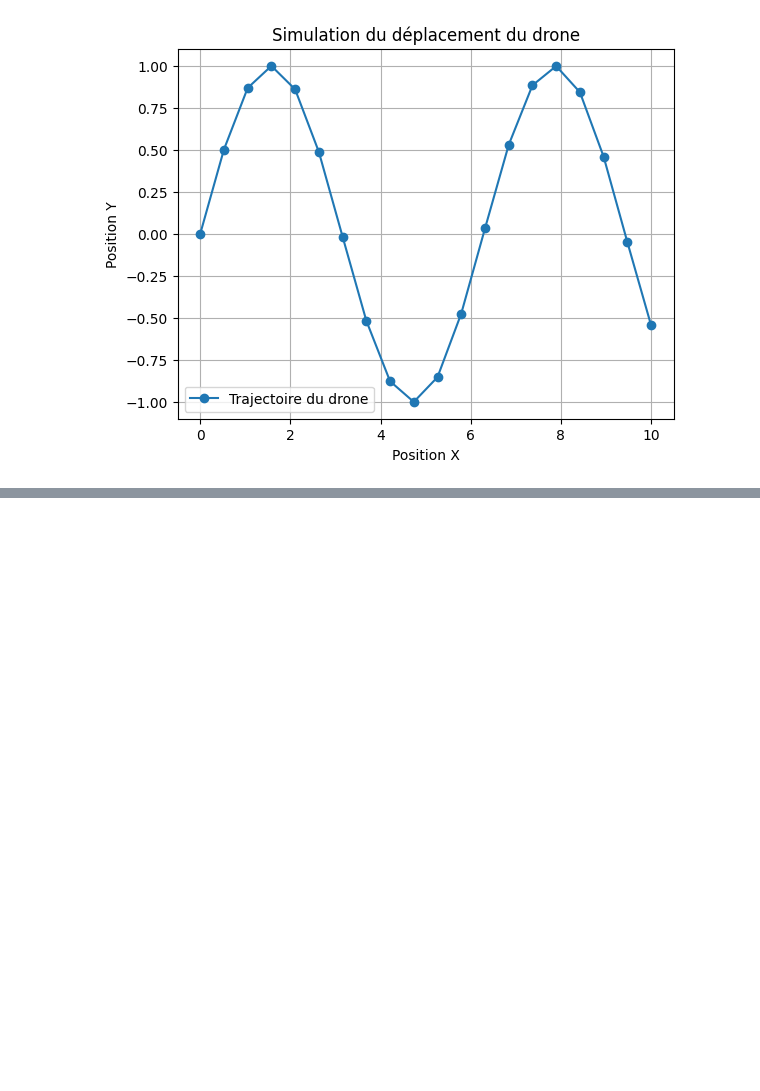
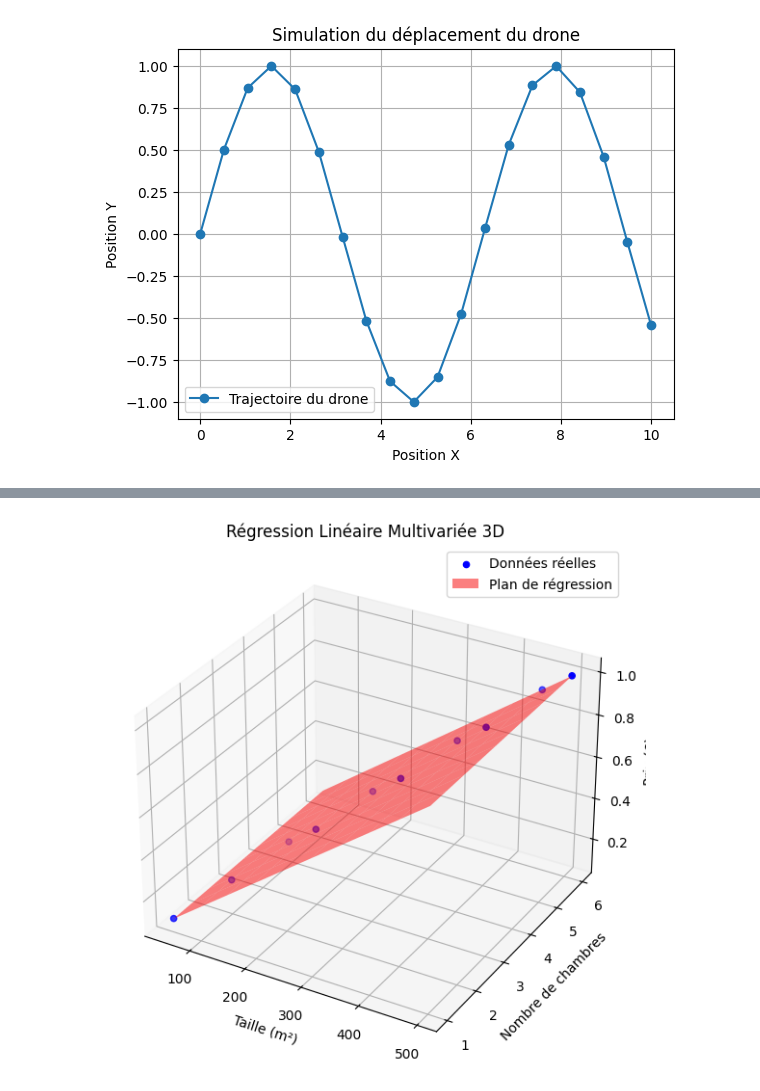
Before and after one commit to ashbornarise/Machine-Learning-research, a Jupyter notebook: Copy_of_Pytorch_Workflow.ipynb, the cells around one changed output, grey strips where cells are left out. Saved outputs shown, nothing was run; the diff lists cells and outputs as text; code cells hidden in the pictures; blank space fills up the shorter version.

```diff
--- a/Copy_of_Pytorch_Workflow.ipynb
+++ b/Copy_of_Pytorch_Workflow.ipynb
@@ -363,0 +541,90 @@ plt.show()
+# %%
+import torch
+import torch.nn as nn
+import torch.optim as optim
+import numpy as np
+import matplotlib.pyplot as plt
+from mpl_toolkits.mplot3d import Axes3D
+
+# Données
+X1 = np.array([50, 100, 150, 200, 250, 300, 350, 400, 450, 500], dtype=np.float32)
+X2 = np.array([1, 2, 3, 3, 4, 4, 5, 5, 6, 6], dtype=np.float32)
+Y = np.array([100000, 200000, 300000, 400000, 500000, 600000, 700000, 800000, 900000, 1000000], dtype=np.float32)
+
+# Normalisation
+X1_mean, X1_std = np.mean(X1), np.std(X1)
+X2_mean, X2_std = np.mean(X2), np.std(X2)
+Y_mean, Y_std = np.mean(Y), np.std(Y)
+
+X1_norm = (X1 - X1_mean) / X1_std
+X2_norm = (X2 - X2_mean) / X2_std
+Y_norm = (Y - Y_mean) / Y_std
+
+# Tenseurs PyTorch
+X = torch.tensor(np.column_stack((X1_norm, X2_norm)), dtype=torch.float32)
+Y_tensor = torch.tensor(Y_norm, dtype=torch.float32).view(-1, 1)
+
+# Modèle
+model = nn.Linear(in_features=2, out_features=1)
+
+# Perte et optimiseur
+criterion = nn.MSELoss()
+optimizer = optim.SGD(model.parameters(), lr=0.01)
+
+# Entraînement
+epochs = 10000
+for epoch in range(epochs):
+    output = model(X)
+    loss = criterion(output, Y_tensor)
+
+    optimizer.zero_grad()
+    loss.backward()
+    optimizer.step()
+
+    if (epoch+1) % 1000 == 0:
+        print(f"Epoch {epoch+1}/{epochs}, Loss: {loss.item():.4f}")
+
+# Affichage des paramètres
+weights = model.weight.data.numpy()
+bias = model.bias.data.numpy()
+print(f"Pentes (coefficients) : {weights}")
+print(f"Biais (interception) : {bias}")
+
+# Prédiction pour 250 m² et 4 chambres
+x1_new = (250 - X1_mean) / X1_std
+x2_new = (4 - X2_mean) / X2_std
+X_new = torch.tensor([[x1_new, x2_new]], dtype=torch.float32)
+
+predicted_norm = model(X_new).item()
+predicted_price = predicted_norm * Y_std + Y_mean
+print(f"Prix prédit pour une maison de 250 m² et 4 chambres : {predicted_price:.2f} €")
+
+# -----------------
+# VISUALISATION 3D
+# -----------------
+fig = plt.figure(figsize=(10, 7))
+ax = fig.add_subplot(111, projection='3d')
+
+# Données réelles
+ax.scatter(X1, X2, Y, color='blue', label='Données réelles')
+
+# Surface de prédiction
+X1_grid, X2_grid = np.meshgrid(np.linspace(X1.min(), X1.max(), 10),
+                               np.linspace(X2.min(), X2.max(), 10))
+X1_grid_norm = (X1_grid - X1_mean) / X1_std
+X2_grid_norm = (X2_grid - X2_mean) / X2_std
+
+X_grid_tensor = torch.tensor(np.stack([X1_grid_norm.ravel(), X2_grid_norm.ravel()], axis=1), dtype=torch.float32)
+Y_pred_grid = model(X_grid_tensor).detach().numpy().reshape(X1_grid.shape)
+Y_pred_grid = Y_pred_grid * Y_std + Y_mean  # dé-normalisation
+
+# Tracer la surface
+ax.plot_surface(X1_grid, X2_grid, Y_pred_grid, alpha=0.5, color='red', label='Plan de régression')
+
+ax.set_xlabel('Taille (m²)')
+ax.set_ylabel('Nombre de chambres')
+ax.set_zlabel('Prix (€)')
+ax.set_title('Régression Linéaire Multivariée 3D')
+plt.legend()
+plt.show()
+# %% [output]
@@ -363,0 +644 @@ plt.show()
+[figure, added]
```
Also changed, not shown: parts of 6 cells of this notebook.
